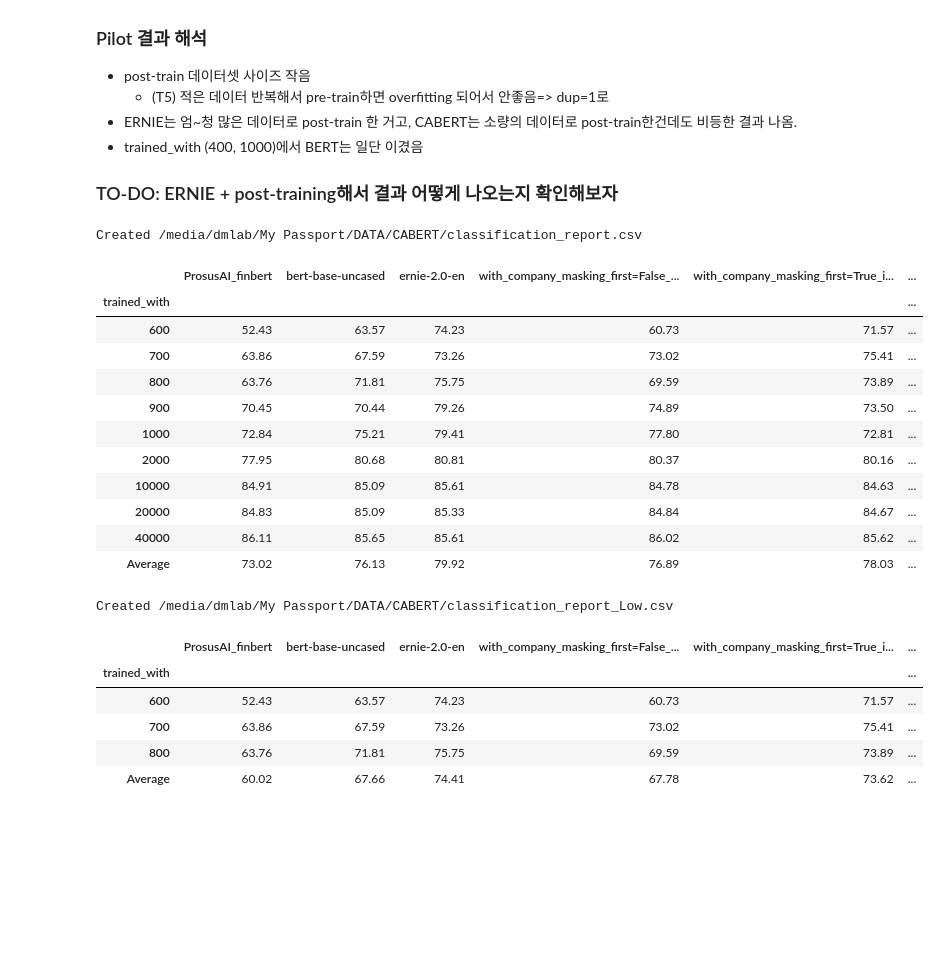
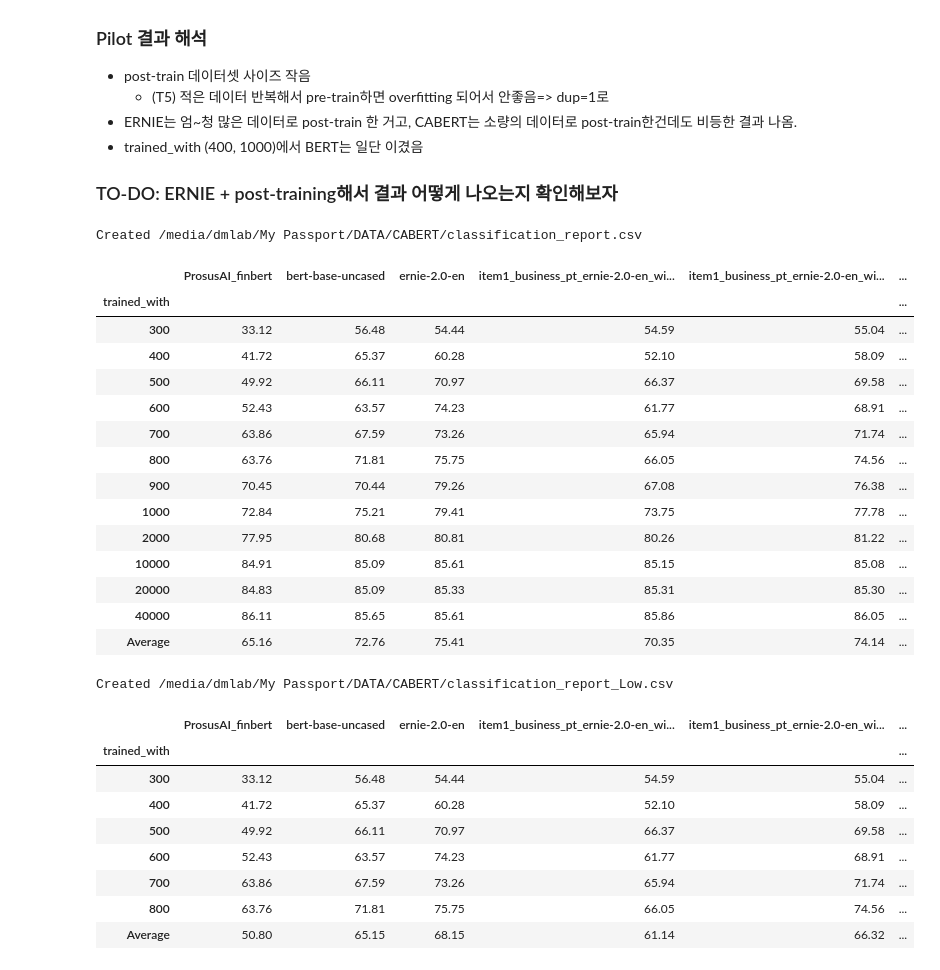
Before and after one commit to sophia-jihye/CABERT, a Jupyter notebook: Check results.ipynb, the cells around one changed output. Cells and saved outputs as stored; diff of their text form; code cells hidden in the pictures; blank space fills up the shorter version.

Commit message:
Best result: finbert_pt_CM

```diff
--- a/Check results.ipynb
+++ b/Check results.ipynb
@@ -33,46 +39,49 @@ dirnames
 # %%
 def get_df(filepaths, colname):
     records = []
     for report_filepath in filepaths:
         mode = os.path.basename(report_filepath).split('_')[-1].replace('.csv', '')
         df = pd.read_csv(report_filepath).set_index('Unnamed: 0')
         acc = 100*df.filter(items = ['accuracy'], axis=0)['f1-score'].values[0]
         records.append((int(mode), acc))
     return pd.DataFrame(records, columns=['trained_with', colname]).sort_values(by=['trained_with'])
 
 dfs = []
 for dirname in dirnames:
     filepaths = glob(os.path.join(dirname, 'classification_report_*.csv'))
-    filepaths = [item for item in filepaths if int(item.split('_')[-1].replace('.csv', ''))>=600]
+    filepaths = [item for item in filepaths if int(item.split('_')[-1].replace('.csv', ''))>=300]
 #     filepaths = [item for item in filepaths if int(item.split('_')[-1].replace('.csv', ''))<40000]
     name = os.path.basename(dirname.replace('result_', ''))
     df = get_df(filepaths, name)
     dfs.append(df)
 result = reduce(lambda df1,df2: pd.merge(df1,df2,on='trained_with'), dfs)
 result.set_index('trained_with', inplace=True)
 result.loc['Average'] = result.mean()
 
 filepath = os.path.join(root_dir, 'classification_report.csv')
 result.to_csv(filepath)
 print('Created {}'.format(filepath))
 
 result
 # %% [output]
 Created /media/dmlab/My Passport/DATA/CABERT/classification_report.csv
-|  | ProsusAI_finbert | bert-base-uncased | ernie-2.0-en | with_company_masking_first=False_... | with_company_masking_first=True_i... | ... |
+|  | ProsusAI_finbert | bert-base-uncased | ernie-2.0-en | item1_business_pt_ernie-2.0-en_wi... | item1_business_pt_ernie-2.0-en_wi... | ... |
 | trained_with |  |  |  |  |  | ... |
-| 600 | 52.43 | 63.57 | 74.23 | 60.73 | 71.57 | ... |
-| 700 | 63.86 | 67.59 | 73.26 | 73.02 | 75.41 | ... |
-| 800 | 63.76 | 71.81 | 75.75 | 69.59 | 73.89 | ... |
-| 900 | 70.45 | 70.44 | 79.26 | 74.89 | 73.50 | ... |
-| 1000 | 72.84 | 75.21 | 79.41 | 77.80 | 72.81 | ... |
-| 2000 | 77.95 | 80.68 | 80.81 | 80.37 | 80.16 | ... |
-| 10000 | 84.91 | 85.09 | 85.61 | 84.78 | 84.63 | ... |
-| 20000 | 84.83 | 85.09 | 85.33 | 84.84 | 84.67 | ... |
-| 40000 | 86.11 | 85.65 | 85.61 | 86.02 | 85.62 | ... |
-| Average | 73.02 | 76.13 | 79.92 | 76.89 | 78.03 | ... |
+| 300 | 33.12 | 56.48 | 54.44 | 54.59 | 55.04 | ... |
+| 400 | 41.72 | 65.37 | 60.28 | 52.10 | 58.09 | ... |
+| 500 | 49.92 | 66.11 | 70.97 | 66.37 | 69.58 | ... |
+| 600 | 52.43 | 63.57 | 74.23 | 61.77 | 68.91 | ... |
+| 700 | 63.86 | 67.59 | 73.26 | 65.94 | 71.74 | ... |
+| 800 | 63.76 | 71.81 | 75.75 | 66.05 | 74.56 | ... |
+| 900 | 70.45 | 70.44 | 79.26 | 67.08 | 76.38 | ... |
+| 1000 | 72.84 | 75.21 | 79.41 | 73.75 | 77.78 | ... |
+| 2000 | 77.95 | 80.68 | 80.81 | 80.26 | 81.22 | ... |
+| 10000 | 84.91 | 85.09 | 85.61 | 85.15 | 85.08 | ... |
+| 20000 | 84.83 | 85.09 | 85.33 | 85.31 | 85.30 | ... |
+| 40000 | 86.11 | 85.65 | 85.61 | 85.86 | 86.05 | ... |
+| Average | 65.16 | 72.76 | 75.41 | 70.35 | 74.14 | ... |
 # %%
-low = result.filter(items = [600, 700, 800], axis=0)
+low = result.filter(items = [300, 400, 500, 600, 700, 800], axis=0)
 low.loc['Average'] = low.mean()
 
 filepath = os.path.join(root_dir, 'classification_report_Low.csv')
@@ -82,9 +91,12 @@ print('Created {}'.format(filepath))
 low
 # %% [output]
 Created /media/dmlab/My Passport/DATA/CABERT/classification_report_Low.csv
-|  | ProsusAI_finbert | bert-base-uncased | ernie-2.0-en | with_company_masking_first=False_... | with_company_masking_first=True_i... | ... |
+|  | ProsusAI_finbert | bert-base-uncased | ernie-2.0-en | item1_business_pt_ernie-2.0-en_wi... | item1_business_pt_ernie-2.0-en_wi... | ... |
 | trained_with |  |  |  |  |  | ... |
-| 600 | 52.43 | 63.57 | 74.23 | 60.73 | 71.57 | ... |
-| 700 | 63.86 | 67.59 | 73.26 | 73.02 | 75.41 | ... |
-| 800 | 63.76 | 71.81 | 75.75 | 69.59 | 73.89 | ... |
-| Average | 60.02 | 67.66 | 74.41 | 67.78 | 73.62 | ... |
+| 300 | 33.12 | 56.48 | 54.44 | 54.59 | 55.04 | ... |
+| 400 | 41.72 | 65.37 | 60.28 | 52.10 | 58.09 | ... |
+| 500 | 49.92 | 66.11 | 70.97 | 66.37 | 69.58 | ... |
+| 600 | 52.43 | 63.57 | 74.23 | 61.77 | 68.91 | ... |
+| 700 | 63.86 | 67.59 | 73.26 | 65.94 | 71.74 | ... |
+| 800 | 63.76 | 71.81 | 75.75 | 66.05 | 74.56 | ... |
+| Average | 50.80 | 65.15 | 68.15 | 61.14 | 66.32 | ... |
```
Also changed, not shown: parts of 1 cell of this notebook.
